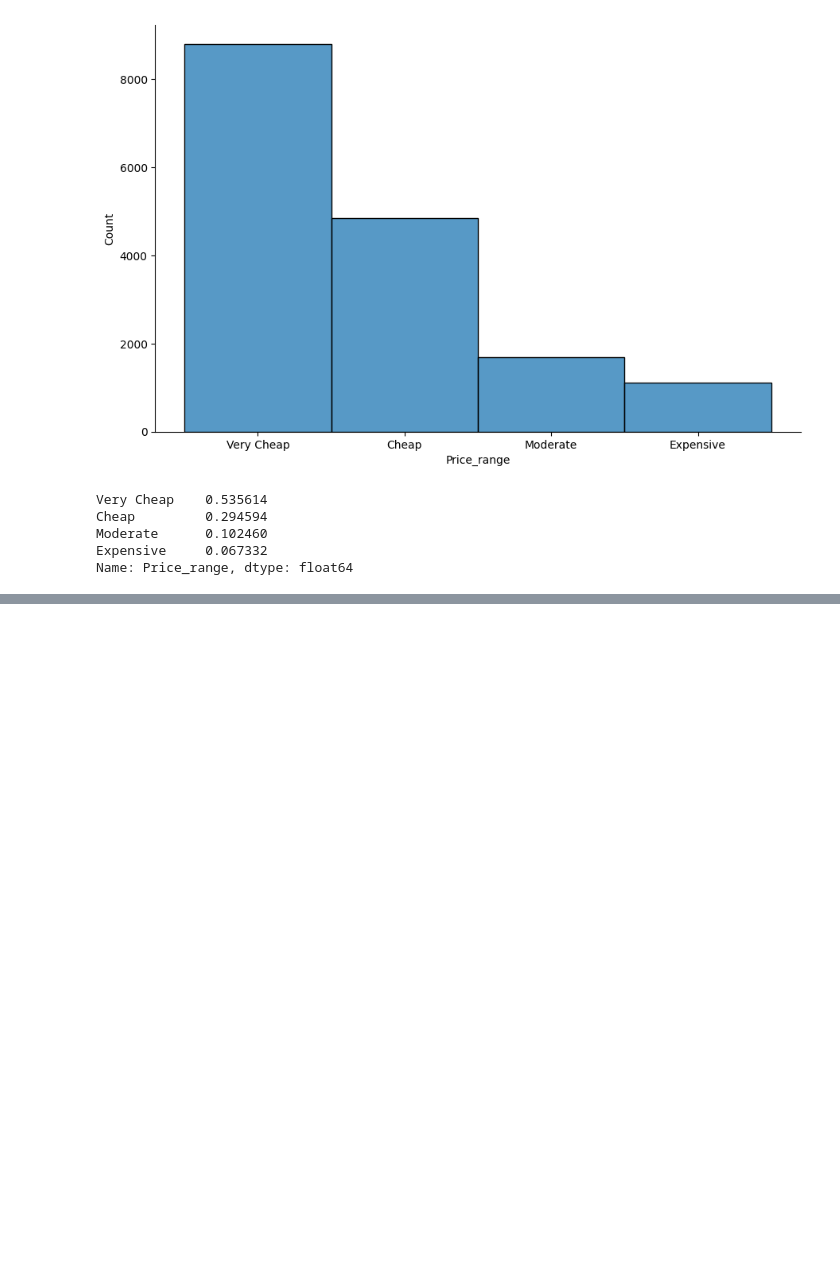
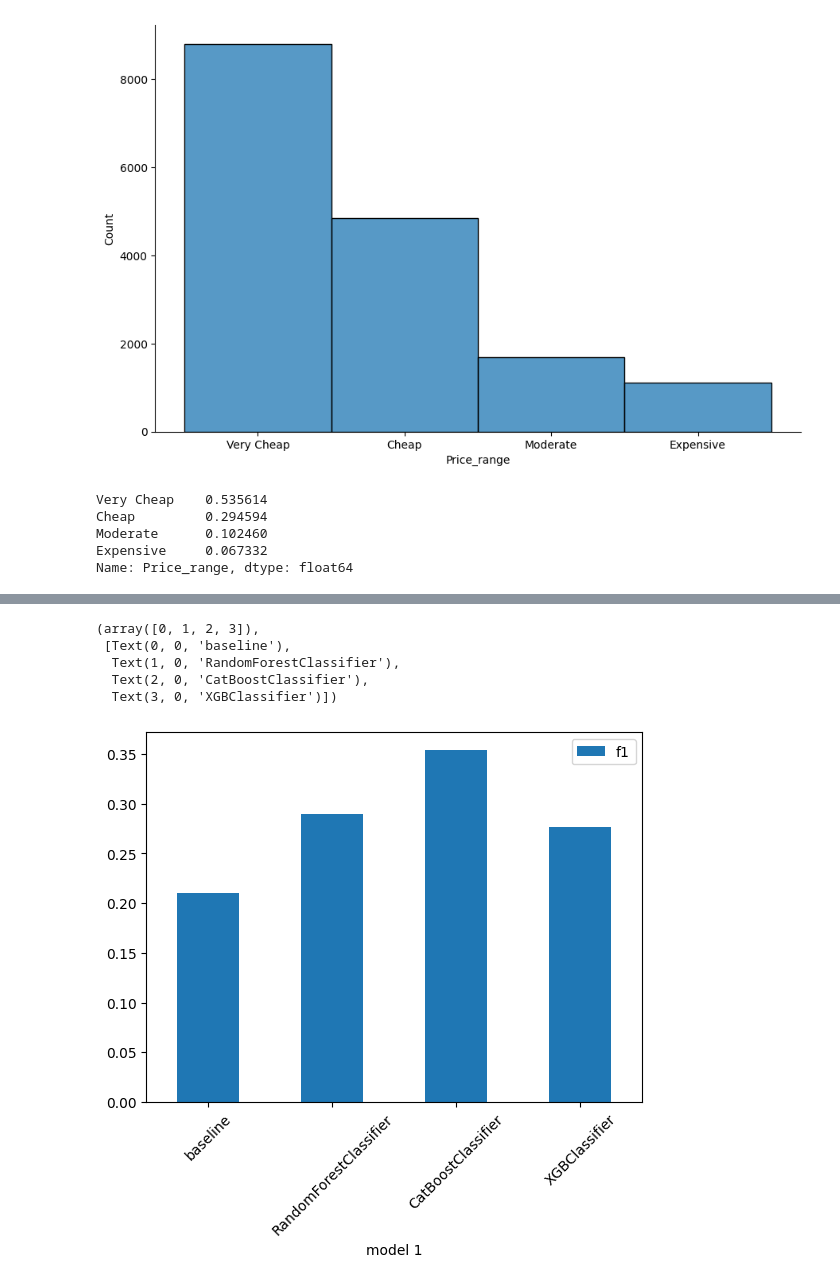
Before and after one commit to yskim1230/AIB_Section2-PJT_Modeling-Plan, a Jupyter notebook: Section_2_Project_modeling(tree_base).ipynb, the cells around one changed output, grey strips where cells are left out. Saved outputs shown, nothing was run; the diff lists cells and outputs as text; code cells hidden in the pictures; blank space fills up the shorter version.

```diff
--- a/Section_2_Project_modeling(tree_base).ipynb
+++ b/Section_2_Project_modeling(tree_base).ipynb
@@ -73,0 +325,22 @@ Name: Price_range, dtype: float64
+# %%
+data_to_insert = {'model 1': 'baseline','f1': 0.2105}
+df_by_group = df_by_group.append(data_to_insert, ignore_index=True)
+# %%
+data_to_insert = {'model 1': 'RandomForestClassifier','f1': 0.2897}
+df_by_group = df_by_group.append(data_to_insert, ignore_index=True)
+# %%
+data_to_insert = {'model 1': 'CatBoostClassifier','f1': 0.3540}
+df_by_group = df_by_group.append(data_to_insert, ignore_index=True)
+# %%
+data_to_insert = {'model 1': 'XGBClassifier','f1': 0.2767}
+df_by_group = df_by_group.append(data_to_insert, ignore_index=True)
+# %%
+df_by_group.plot.bar(x='model 1',y='f1',rot=0)
+plt.xticks(rotation=45)
+# %% [output]
+(array([0, 1, 2, 3]),
+ [Text(0, 0, 'baseline'),
+  Text(1, 0, 'RandomForestClassifier'),
+  Text(2, 0, 'CatBoostClassifier'),
+  Text(3, 0, 'XGBClassifier')])
+[figure, added]
```
Also changed, not shown: parts of 44 cells of this notebook.
